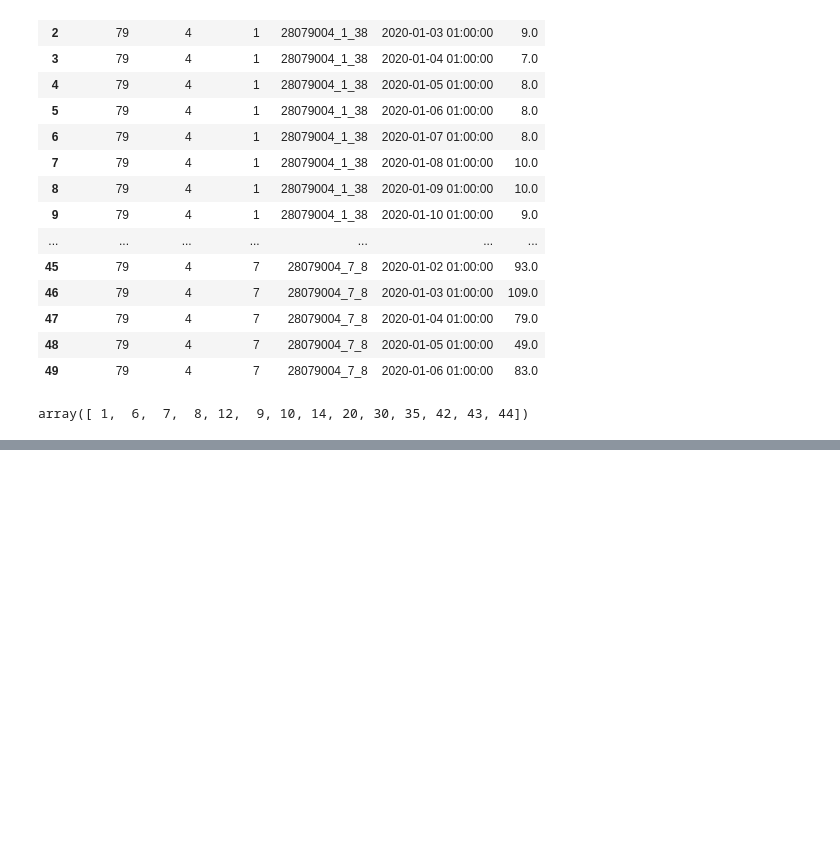
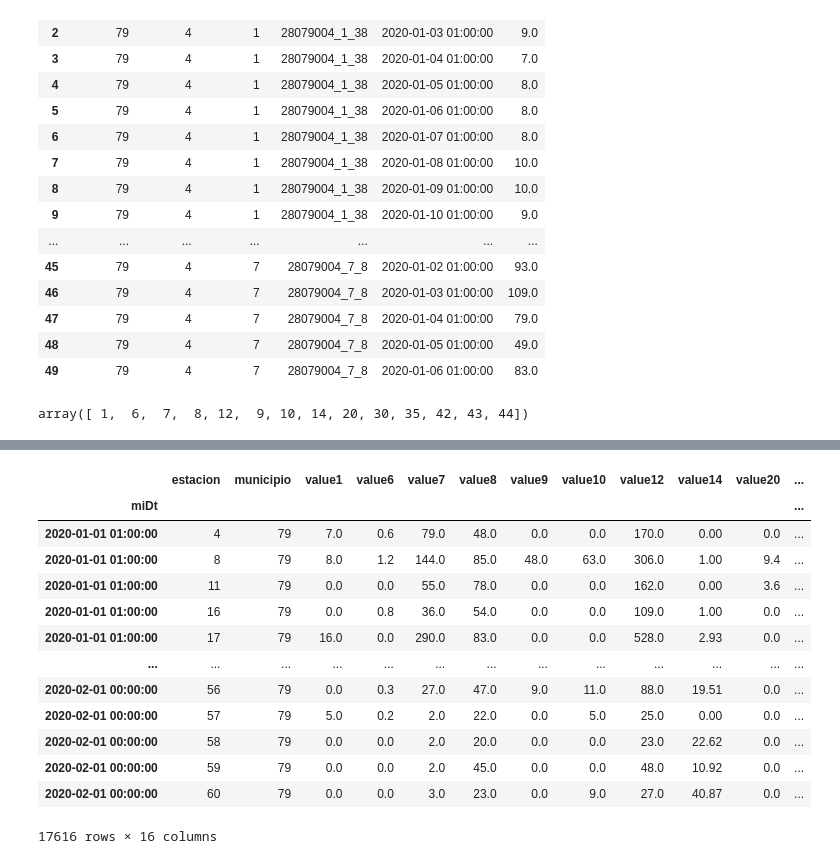
Before and after one commit to 4tolon/Aire_de_calidad, a Jupyter notebook: notebooks/manipulacion_2.ipynb, the cells around one changed output, grey strips where cells are left out. Saved outputs shown, nothing was run; the diff lists cells and outputs as text; code cells hidden in the pictures; blank space fills up the shorter version.

```diff
--- a/notebooks/manipulacion_2.ipynb
+++ b/notebooks/manipulacion_2.ipynb
@@ -431,0 +460,2 @@ df_total.tail(30)
+# %%
+new_index = pd.Index([e[0] + str(e[1]) for e in multi_index.tolist()])
@@ -431,0 +469,2 @@ df_total.tail(30)
+# %%
+df_total.columns = new_index
@@ -431,0 +487,21 @@ df_total.tail(30)
+# %%
+df_total = df_total.set_index(df_total['miDt'])
+# %%
+df_total.drop(['miDt'], axis = 1, inplace=True)
+# %%
+df_total.fillna(0.0)
+# %% [output]
+|  | estacion | municipio | value1 | value6 | value7 | value8 | value9 | value10 | value12 | value14 | value20 | ... |
+| miDt |  |  |  |  |  |  |  |  |  |  |  | ... |
+| 2020-01-01 01:00:00 | 4 | 79 | 7.0 | 0.6 | 79.0 | 48.0 | 0.0 | 0.0 | 170.0 | 0.00 | 0.0 | ... |
+| 2020-01-01 01:00:00 | 8 | 79 | 8.0 | 1.2 | 144.0 | 85.0 | 48.0 | 63.0 | 306.0 | 1.00 | 9.4 | ... |
+| 2020-01-01 01:00:00 | 11 | 79 | 0.0 | 0.0 | 55.0 | 78.0 | 0.0 | 0.0 | 162.0 | 0.00 | 3.6 | ... |
+| 2020-01-01 01:00:00 | 16 | 79 | 0.0 | 0.8 | 36.0 | 54.0 | 0.0 | 0.0 | 109.0 | 1.00 | 0.0 | ... |
+| 2020-01-01 01:00:00 | 17 | 79 | 16.0 | 0.0 | 290.0 | 83.0 | 0.0 | 0.0 | 528.0 | 2.93 | 0.0 | ... |
+| ... | ... | ... | ... | ... | ... | ... | ... | ... | ... | ... | ... | ... |
+| 2020-02-01 00:00:00 | 56 | 79 | 0.0 | 0.3 | 27.0 | 47.0 | 9.0 | 11.0 | 88.0 | 19.51 | 0.0 | ... |
+| 2020-02-01 00:00:00 | 57 | 79 | 5.0 | 0.2 | 2.0 | 22.0 | 0.0 | 5.0 | 25.0 | 0.00 | 0.0 | ... |
+| 2020-02-01 00:00:00 | 58 | 79 | 0.0 | 0.0 | 2.0 | 20.0 | 0.0 | 0.0 | 23.0 | 22.62 | 0.0 | ... |
+| 2020-02-01 00:00:00 | 59 | 79 | 0.0 | 0.0 | 2.0 | 45.0 | 0.0 | 0.0 | 48.0 | 10.92 | 0.0 | ... |
+| 2020-02-01 00:00:00 | 60 | 79 | 0.0 | 0.0 | 3.0 | 23.0 | 0.0 | 9.0 | 27.0 | 40.87 | 0.0 | ... |
+17616 rows × 16 columns
```
Also changed, not shown: parts of 25 cells of this notebook, 2 other files.
